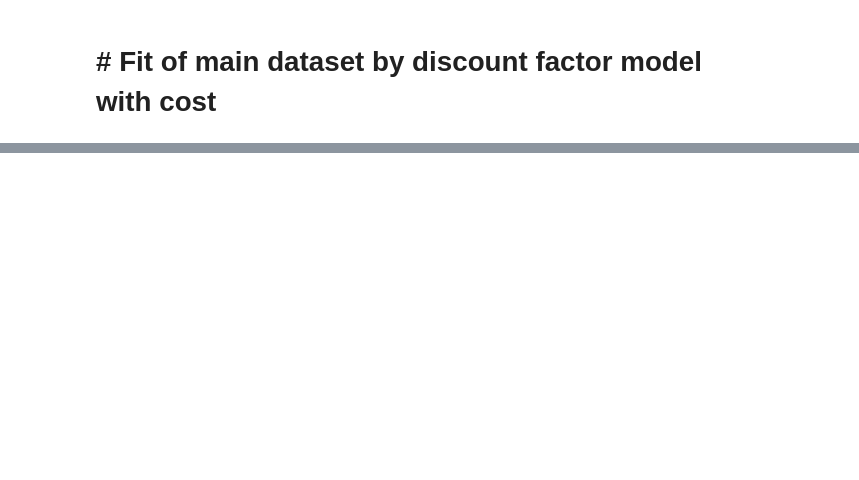
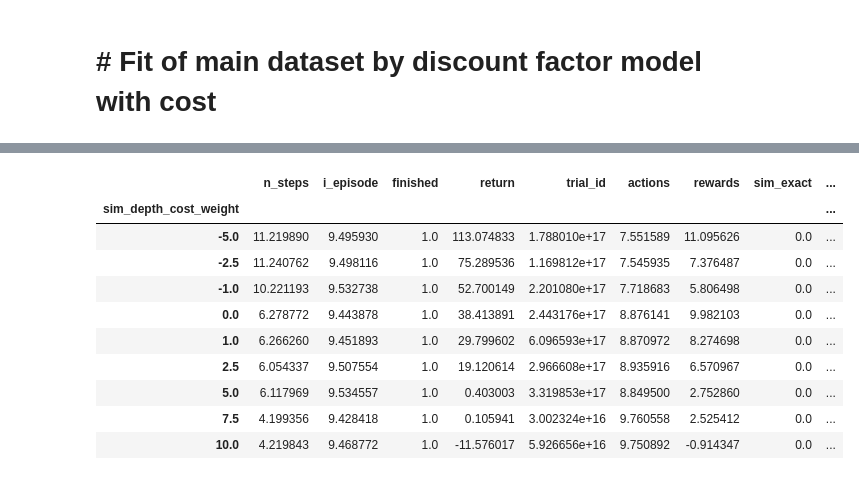
Before and after one commit to RationalityEnhancementGroup/planning-depth-differences, a Jupyter notebook: analysis/methods/static/Discount factor analysis.ipynb, the cells around one changed output, grey strips where cells are left out. Cells and saved outputs as stored; diff of their text form; code cells hidden in the pictures; blank space fills up the shorter version.

```diff
--- a/analysis/methods/static/Discount factor analysis.ipynb
+++ b/analysis/methods/static/Discount factor analysis.ipynb
@@ -276,0 +436,14 @@ np.mean(best_param_rows["temp"]), np.std(best_param_rows["temp"])
+# %%
+depth_only_data.groupby(["sim_depth_cost_weight"]).mean()
+# %% [output]
+|  | n_steps | i_episode | finished | return | trial_id | actions | rewards | sim_exact | ... |
+| sim_depth_cost_weight |  |  |  |  |  |  |  |  | ... |
+| -5.0 | 11.219890 | 9.495930 | 1.0 | 113.074833 | 1.788010e+17 | 7.551589 | 11.095626 | 0.0 | ... |
+| -2.5 | 11.240762 | 9.498116 | 1.0 | 75.289536 | 1.169812e+17 | 7.545935 | 7.376487 | 0.0 | ... |
+| -1.0 | 10.221193 | 9.532738 | 1.0 | 52.700149 | 2.201080e+17 | 7.718683 | 5.806498 | 0.0 | ... |
+| 0.0 | 6.278772 | 9.443878 | 1.0 | 38.413891 | 2.443176e+17 | 8.876141 | 9.982103 | 0.0 | ... |
+| 1.0 | 6.266260 | 9.451893 | 1.0 | 29.799602 | 6.096593e+17 | 8.870972 | 8.274698 | 0.0 | ... |
+| 2.5 | 6.054337 | 9.507554 | 1.0 | 19.120614 | 2.966608e+17 | 8.935916 | 6.570967 | 0.0 | ... |
+| 5.0 | 6.117969 | 9.534557 | 1.0 | 0.403003 | 3.319853e+17 | 8.849500 | 2.752860 | 0.0 | ... |
+| 7.5 | 4.199356 | 9.428418 | 1.0 | 0.105941 | 3.002324e+16 | 9.760558 | 2.525412 | 0.0 | ... |
+| 10.0 | 4.219843 | 9.468772 | 1.0 | -11.576017 | 5.926656e+16 | 9.750892 | -0.914347 | 0.0 | ... |
```
Also changed, not shown: parts of 32 cells of this notebook, 1 other file.
